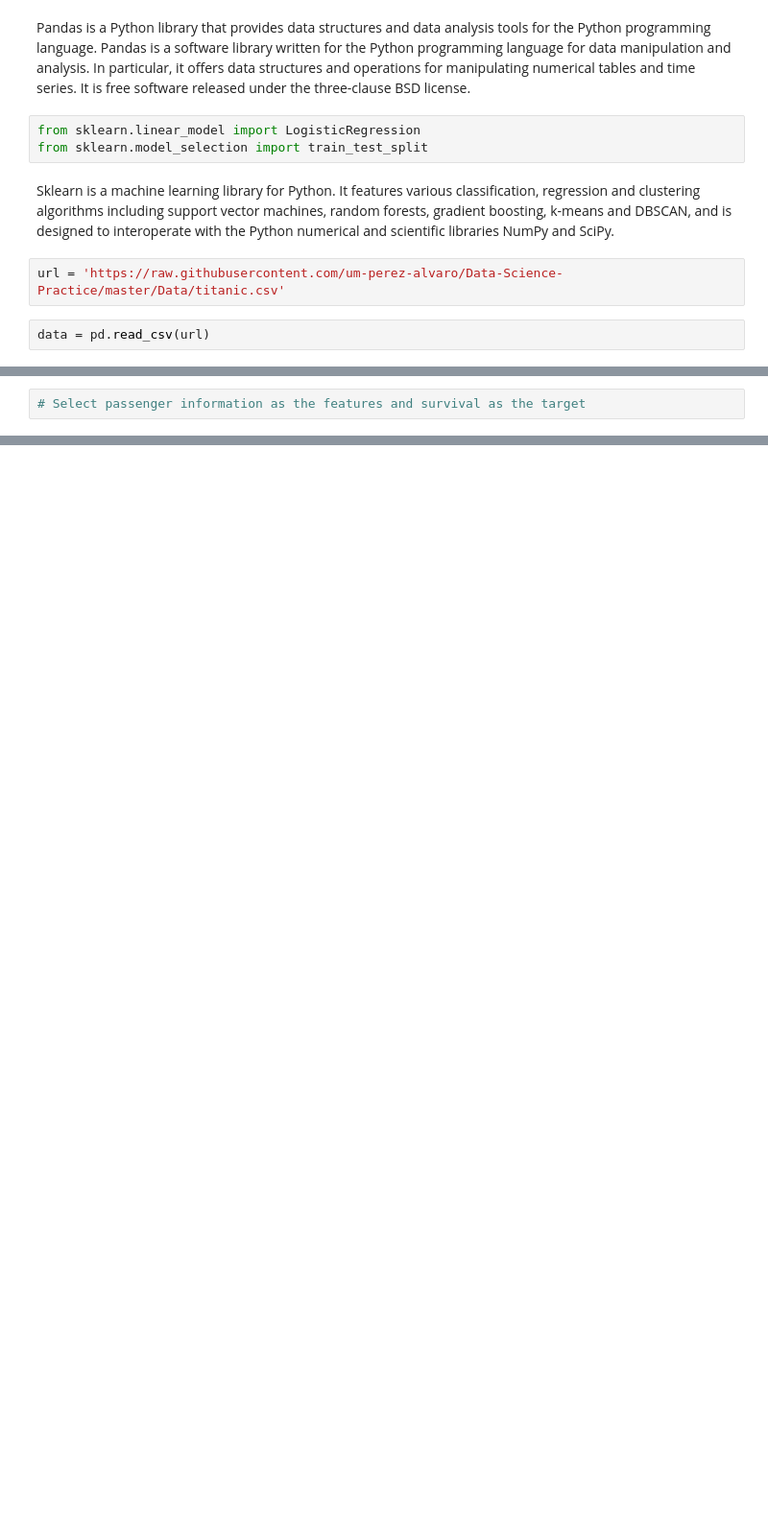
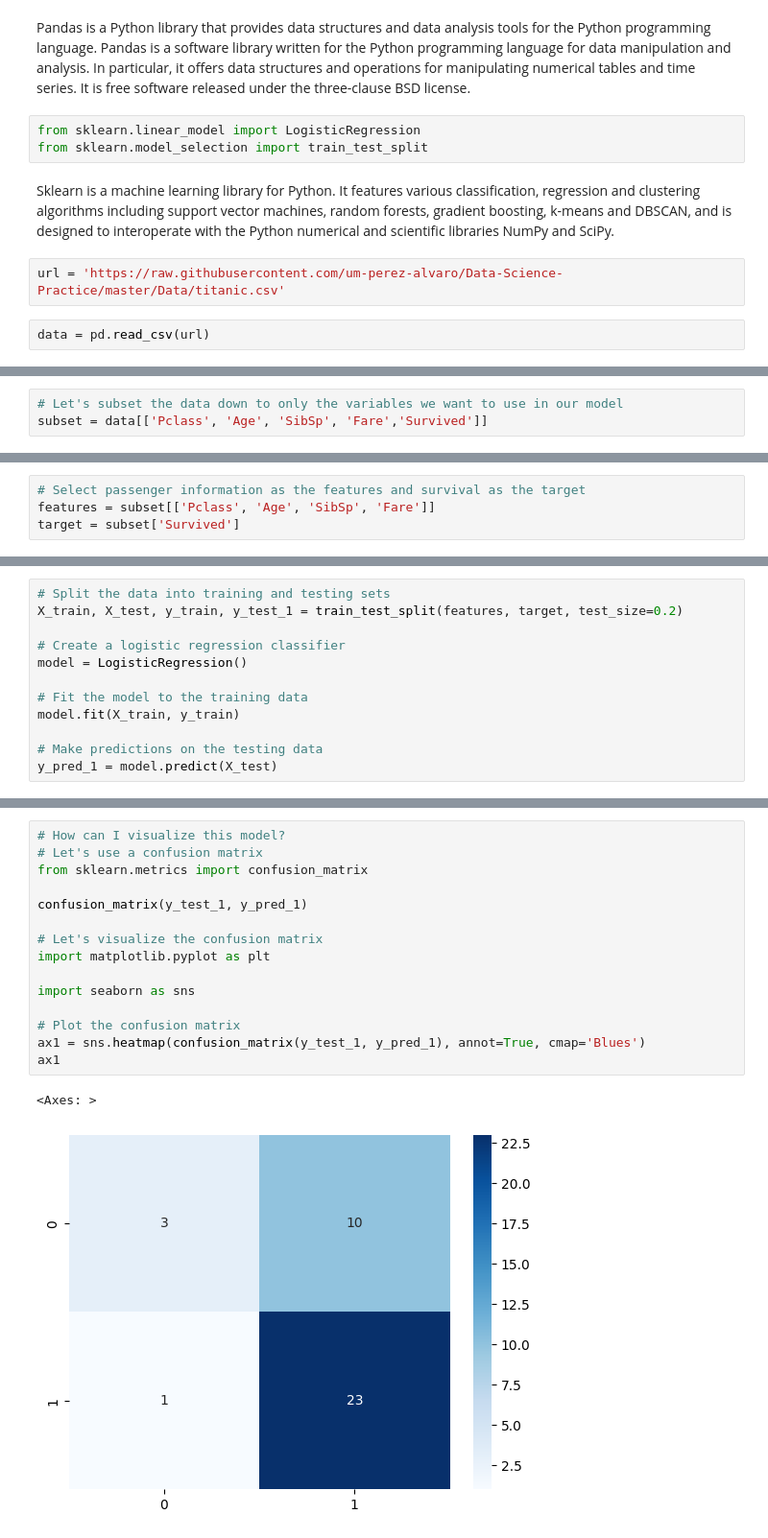
Before and after one commit to ethanwright96/foundational-machine-learning, a Jupyter notebook: 2. Logistic Regression/logistic_regression.ipynb, the cells around one changed output, grey strips where cells are left out. Shown: that part at 96% size. Cells and saved outputs as stored; diff of their text form; blank space fills up the shorter version.

Commit message:
trained 2 models, 1 with sex included, 1 without

```diff
--- a/2. Logistic Regression/logistic_regression.ipynb
+++ b/2. Logistic Regression/logistic_regression.ipynb
@@ -35,0 +30,3 @@ Index(['PassengerId', 'Survived', 'Pclass', 'Name', 'Sex', 'Age', 'SibSp',
+# %%
+# Let's subset the data down to only the variables we want to use in our model
+subset = data[['Pclass', 'Age', 'SibSp', 'Fare','Survived']]
@@ -36,2 +63,4 @@ Index(['PassengerId', 'Survived', 'Pclass', 'Name', 'Sex', 'Age', 'SibSp',
 # %%
 # Select passenger information as the features and survival as the target
+features = subset[['Pclass', 'Age', 'SibSp', 'Fare']]
+target = subset['Survived']
@@ -58,0 +67,12 @@ y_pred = model.predict(X_test)
+# %%
+# Split the data into training and testing sets
+X_train, X_test, y_train, y_test_1 = train_test_split(features, target, test_size=0.2)
+
+# Create a logistic regression classifier
+model = LogisticRegression()
+
+# Fit the model to the training data
+model.fit(X_train, y_train)
+
+# Make predictions on the testing data
+y_pred_1 = model.predict(X_test)
@@ -58,0 +89,18 @@ y_pred = model.predict(X_test)
+# %%
+# How can I visualize this model?
+# Let's use a confusion matrix
+from sklearn.metrics import confusion_matrix
+
+confusion_matrix(y_test_1, y_pred_1)
+
+# Let's visualize the confusion matrix
+import matplotlib.pyplot as plt
+
+import seaborn as sns
+
+# Plot the confusion matrix
+ax1 = sns.heatmap(confusion_matrix(y_test_1, y_pred_1), annot=True, cmap='Blues')
+ax1
+# %% [output]
+<Axes: >
+[figure, added]
```
Also changed, not shown: parts of 19 cells of this notebook.
